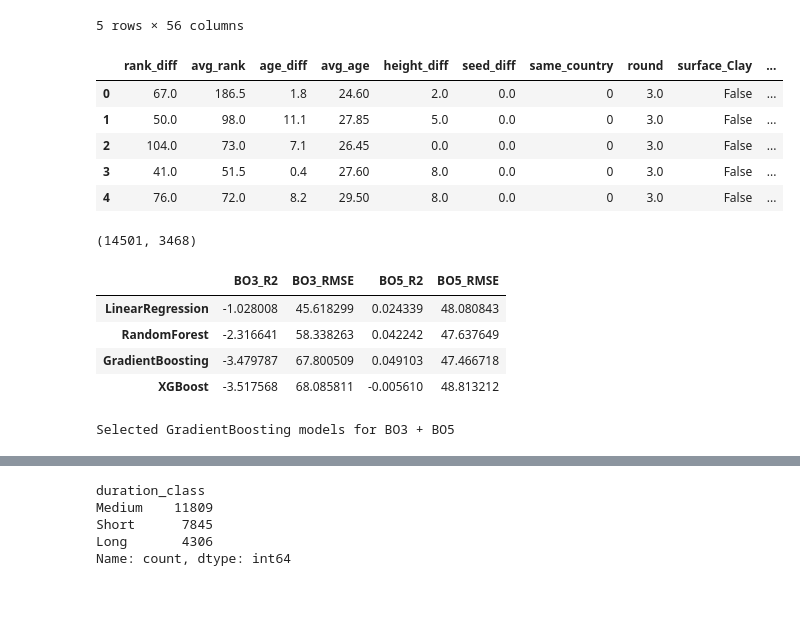
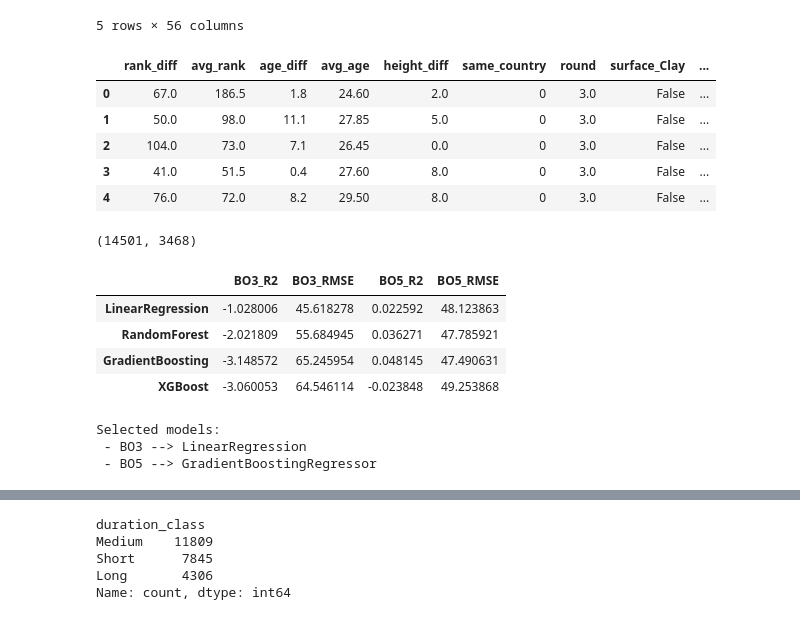
Before and after one commit to valipieri/DSF-projekt-, a Jupyter notebook: DSF/dsf_project_two.ipynb, the cells around one changed output, grey strips where cells are left out. Cells and saved outputs as stored; diff of their text form; code cells hidden in the pictures.

```diff
--- a/DSF/dsf_project_two.ipynb
+++ b/DSF/dsf_project_two.ipynb
@@ -39,12 +36,10 @@ df.head()
 | 4 | 2015-339 | Brisbane | Hard | 28 | A | 20150104 | 5 | 105373 | ... |
 5 rows × 49 columns
 # %%
-# ======================================
-# CELL 3 — CLEAN & PREPROCESS
-# ======================================
+# Data Cleaning and Preprocessing
 
 # Keep matches with duration
-df = df[df["minutes"].notna() & (df["minutes"] > 0)]
+df = df[df["minutes"].notna() & (df["minutes"] > 20)]
 
 # Remove RET/W.O./DEF matches if score exists
 if "score" in df.columns:
@@ -104,40 +97,38 @@ df.head()
 | 4 | 2015-339 | Brisbane | Hard | 28 | A | 20150104 | 5 | 105373 | ... |
 5 rows × 56 columns
 # %%
-# ======================================
-# CELL 5 — ONE-HOT ENCODING & FIX NaNs
-# ======================================
+# Prepare features for modeling
 
 # One-hot encode surface & tourney level
 df = pd.get_dummies(df, columns=["surface"], prefix="surface")
 df = pd.get_dummies(df, columns=["tourney_level"], prefix="tourney_level")
 
 # Expected dummy columns
 surface_cols = ["surface_Clay", "surface_Grass", "surface_Hard"]
 tourney_cols = ["tourney_level_A", "tourney_level_G", "tourney_level_M"]
 
 # Add missing columns with zeros
 for col in surface_cols + tourney_cols:
     if col not in df.columns:
         df[col] = 0
 
-# Final feature list (ranking-based only)
+# Final feature list
 feature_cols = [
     "rank_diff", "avg_rank",
     "age_diff", "avg_age",
-    "height_diff", "seed_diff", "same_country",
+    "height_diff", "same_country",
     "round"
 ] + surface_cols + tourney_cols
 
 # Fill missing values
 df[feature_cols] = df[feature_cols].fillna(0)
 
 df[feature_cols].head()
 # %% [output]
-|  | rank_diff | avg_rank | age_diff | avg_age | height_diff | seed_diff | same_country | round | surface_Clay | ... |
-| 0 | 67.0 | 186.5 | 1.8 | 24.60 | 2.0 | 0.0 | 0 | 3.0 | False | ... |
-| 1 | 50.0 | 98.0 | 11.1 | 27.85 | 5.0 | 0.0 | 0 | 3.0 | False | ... |
-| 2 | 104.0 | 73.0 | 7.1 | 26.45 | 0.0 | 0.0 | 0 | 3.0 | False | ... |
-| 3 | 41.0 | 51.5 | 0.4 | 27.60 | 8.0 | 0.0 | 0 | 3.0 | False | ... |
-| 4 | 76.0 | 72.0 | 8.2 | 29.50 | 8.0 | 0.0 | 0 | 3.0 | False | ... |
+|  | rank_diff | avg_rank | age_diff | avg_age | height_diff | same_country | round | surface_Clay | ... |
+| 0 | 67.0 | 186.5 | 1.8 | 24.60 | 2.0 | 0 | 3.0 | False | ... |
+| 1 | 50.0 | 98.0 | 11.1 | 27.85 | 5.0 | 0 | 3.0 | False | ... |
+| 2 | 104.0 | 73.0 | 7.1 | 26.45 | 0.0 | 0 | 3.0 | False | ... |
+| 3 | 41.0 | 51.5 | 0.4 | 27.60 | 8.0 | 0 | 3.0 | False | ... |
+| 4 | 76.0 | 72.0 | 8.2 | 29.50 | 8.0 | 0 | 3.0 | False | ... |
 # %%
@@ -161,9 +150,7 @@ len(X3_train), len(X5_train)
 # %% [output]
 (14501, 3468)
 # %%
-# ======================================
-# CELL 7 — TRAIN 4 MODELS + COMPARE
-# ======================================
+# now we train 4 different models and compare their performance
 
 models = {
     "LinearRegression": LinearRegression(),
@@ -195,24 +182,29 @@ for name, model in models.items():
 pd.DataFrame(results).T
 # %% [output]
 |  | BO3_R2 | BO3_RMSE | BO5_R2 | BO5_RMSE |
-| LinearRegression | -1.028008 | 45.618299 | 0.024339 | 48.080843 |
-| RandomForest | -2.316641 | 58.338263 | 0.042242 | 47.637649 |
-| GradientBoosting | -3.479787 | 67.800509 | 0.049103 | 47.466718 |
-| XGBoost | -3.517568 | 68.085811 | -0.005610 | 48.813212 |
+| LinearRegression | -1.028006 | 45.618278 | 0.022592 | 48.123863 |
+| RandomForest | -2.021809 | 55.684945 | 0.036271 | 47.785921 |
+| GradientBoosting | -3.148572 | 65.245954 | 0.048145 | 47.490631 |
+| XGBoost | -3.060053 | 64.546114 | -0.023848 | 49.253868 |
 # %%
-# ======================================
-# CELL 8 — CHOOSE BEST MODEL (GradientBoosting)
-# ======================================
+# based on performance we coose the best models for each match type
 
-gb3 = GradientBoostingRegressor(
-    n_estimators=300, max_depth=3, learning_rate=0.05, random_state=42
-).fit(X3_train, y3_train)
+# Best-of-3 matches --> Linear Regression
+best_bo3 = LinearRegression().fit(X3_train, y3_train)
 
-gb5 = GradientBoostingRegressor(
-    n_estimators=300, max_depth=3, learning_rate=0.05, random_state=42
+# Best-of-5 matches --> Gradient Boosting
+best_bo5 = GradientBoostingRegressor(
+    n_estimators=300,
+    max_depth=3,
+    learning_rate=0.05,
+    random_state=42
 ).fit(X5_train, y5_train)
 
-print("Selected GradientBoosting models for BO3 + BO5")
+print("Selected models:")
+print(" - BO3 --> LinearRegression")
+print(" - BO5 --> GradientBoostingRegressor")
 # %% [output]
-Selected GradientBoosting models for BO3 + BO5
+Selected models:
+ - BO3 --> LinearRegression
+ - BO5 --> GradientBoostingRegressor
 # %%
```
Also changed, not shown: parts of 10 cells of this notebook.
